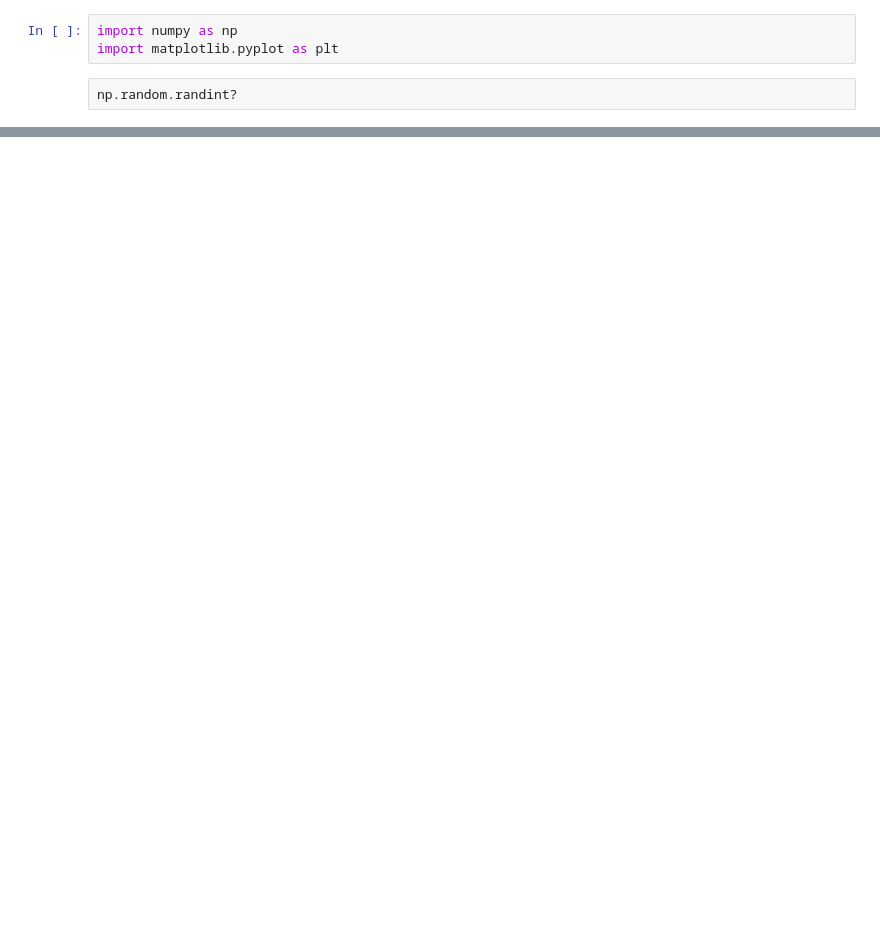
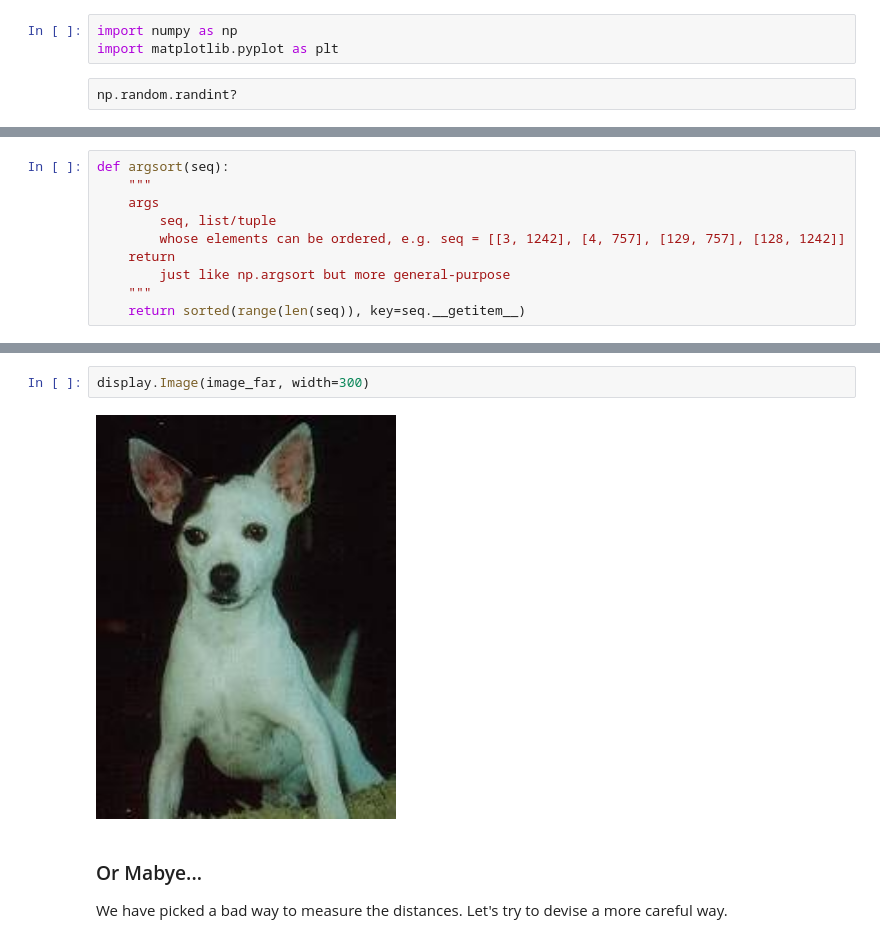
Before and after one commit to phunc20/pytorch-Deep-Learning, a Jupyter notebook: lectures/01-practicum-classification_LA_visualization_verbose01.ipynb, the cells around one changed output, grey strips where cells are left out. Cells and saved outputs as stored; diff of their text form; blank space fills up the shorter version.

```diff
--- a/lectures/01-practicum-classification_LA_visualization_verbose01.ipynb
+++ b/lectures/01-practicum-classification_LA_visualization_verbose01.ipynb
@@ -118,0 +196,10 @@ plt.imshow(image);
+# %%
+def argsort(seq):
+    """
+    args
+        seq, list/tuple
+        whose elements can be ordered, e.g. seq = [[3, 1242], [4, 757], [129, 757], [128, 1242]]
+    return
+        just like np.argsort but more general-purpose
+    """
+    return sorted(range(len(seq)), key=seq.__getitem__)
@@ -118,0 +211,7 @@ plt.imshow(image);
+# %%
+display.Image(image_far, width=300)
+# %% [output]
+[figure, added]
+# %% [markdown]
+### Or Mabye...
+We have picked a bad way to measure the distances. Let's try to devise a more careful way.
```
Also changed, not shown: parts of 14 cells of this notebook.
